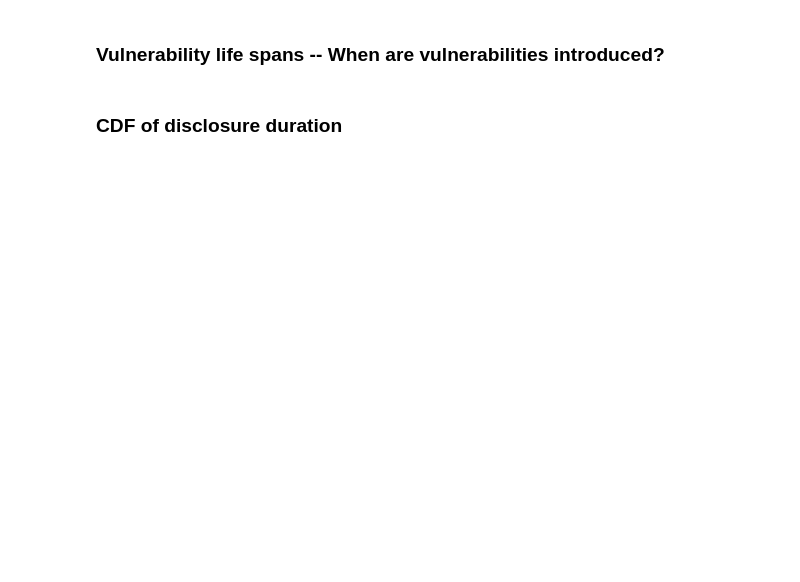
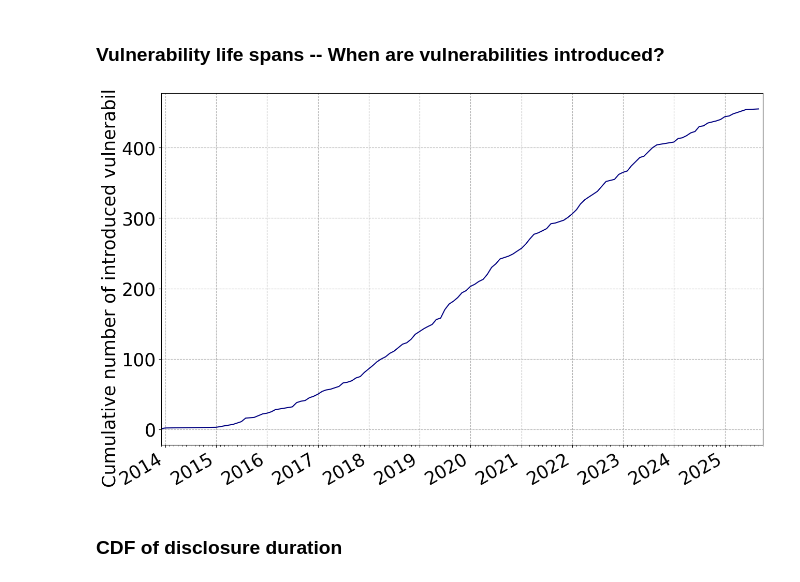
Before and after one commit to vgzx64/research_rust_ecosystem, a Jupyter notebook: RQ/RQ1.ipynb, the cells around one changed output. Drawn from its saved outputs; the diff is of its cells as text; code cells hidden in the pictures; blank space fills up the shorter version.

```diff
--- a/RQ/RQ1.ipynb
+++ b/RQ/RQ1.ipynb
@@ -78,36 +78,27 @@ non category              245   30.740276035131743%
 # %%
 import ast
 import datetime
 import scipy.stats
 
 df = pd.read_sql("SELECT * FROM commit_life_spans", con=db.conn)
 df_vul = pd.read_sql("SELECT id, published, sfp_id FROM cve2", con=db.conn)
 df = df[df['introduced_date'].apply(lambda x: x is not None)]
 # get earliest introduced date for each vulnerability
 df = df.groupby(['cve_id']).min()
 df = df.reset_index()
-# get published date & vul types for each vulnerability
-for _, row in df.iterrows():
-    cve_id = row['cve_id']
-    ids = list(df_vul['id'].apply(lambda x: eval(x)))
-    published = None
-    for id in ids:
-        if cve_id in id:
-            published = df_vul[df_vul['id']==str(id)]['published'].values[0]
-            df.loc[df['cve_id']==cve_id, 'published'] = published
-            df.loc[df['cve_id']==cve_id, 'sfp_id'] = df_vul[df_vul['id']==str(id)]['sfp_id'].values[0]
-            break
 
 # calculate number of vulnerabilities introduced per day
 introduced = df["introduced_date"]
 introduced = introduced.apply(lambda x: pd.to_datetime(datetime.datetime.strptime(x.split()[0],"%Y-%m-%d").strftime("%Y-%m")))
 num_introduced_per_day = introduced.value_counts().sort_index()
 num_introduced_acc = num_introduced_per_day.cumsum()
 plot_evolution(num_introduced_acc.index, num_introduced_acc.values, 'Cumulative number of introduced vulnerabilities', 'fig/rq1/vulnerabilities_introduced_over_time.png')
 
 # calculate R-square value
 num_introduced_acc = num_introduced_acc[5:-15]
 days = (num_introduced_acc.index - num_introduced_acc.index[0]).days
 slope, intercept, r_value, p_value, std_err = scipy.stats.linregress(days, num_introduced_acc.values)
+# %% [output]
+[figure, added]
 # %% [markdown]
 ### CDF of disclosure duration
```
Also changed, not shown: parts of 4 cells of this notebook.
